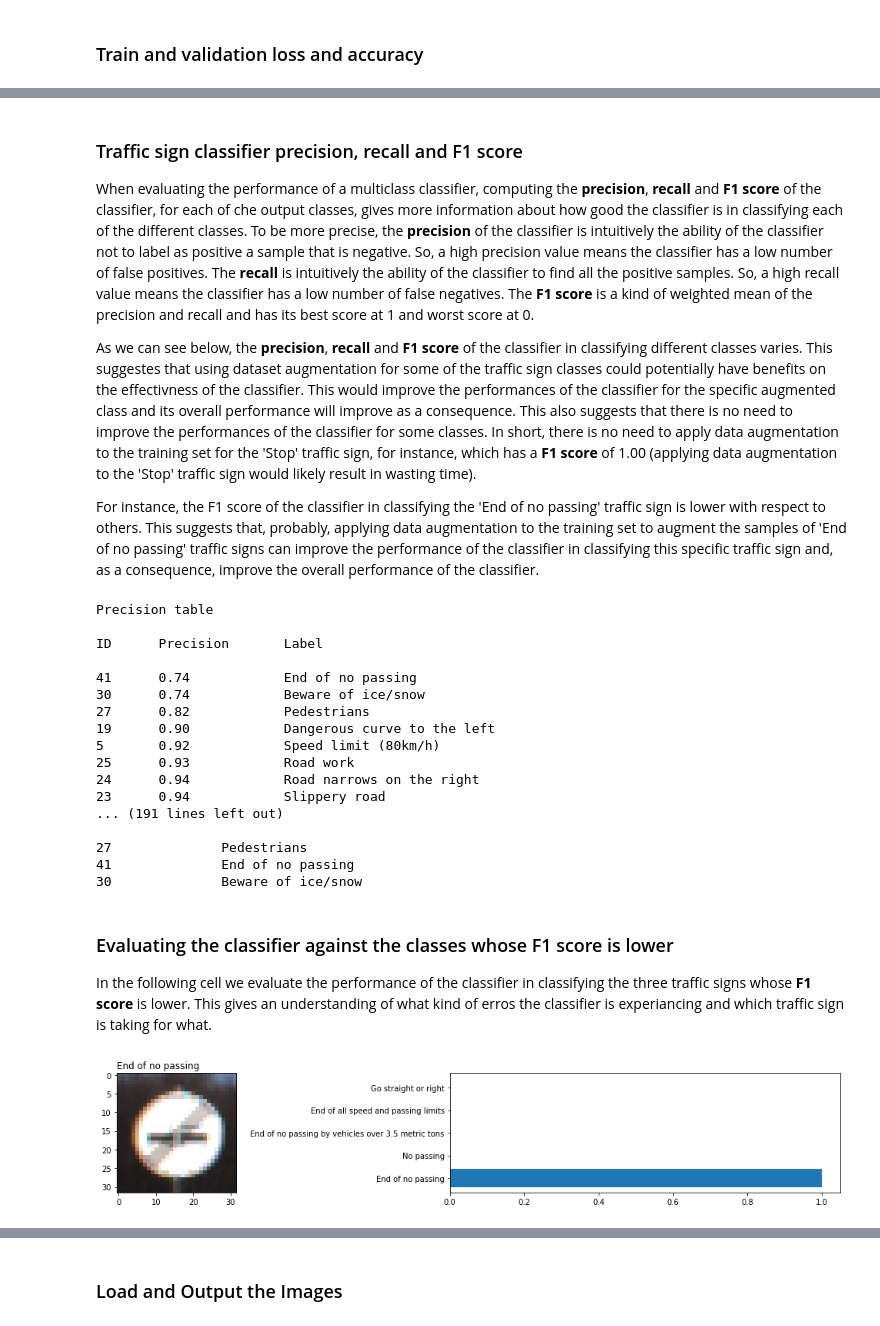
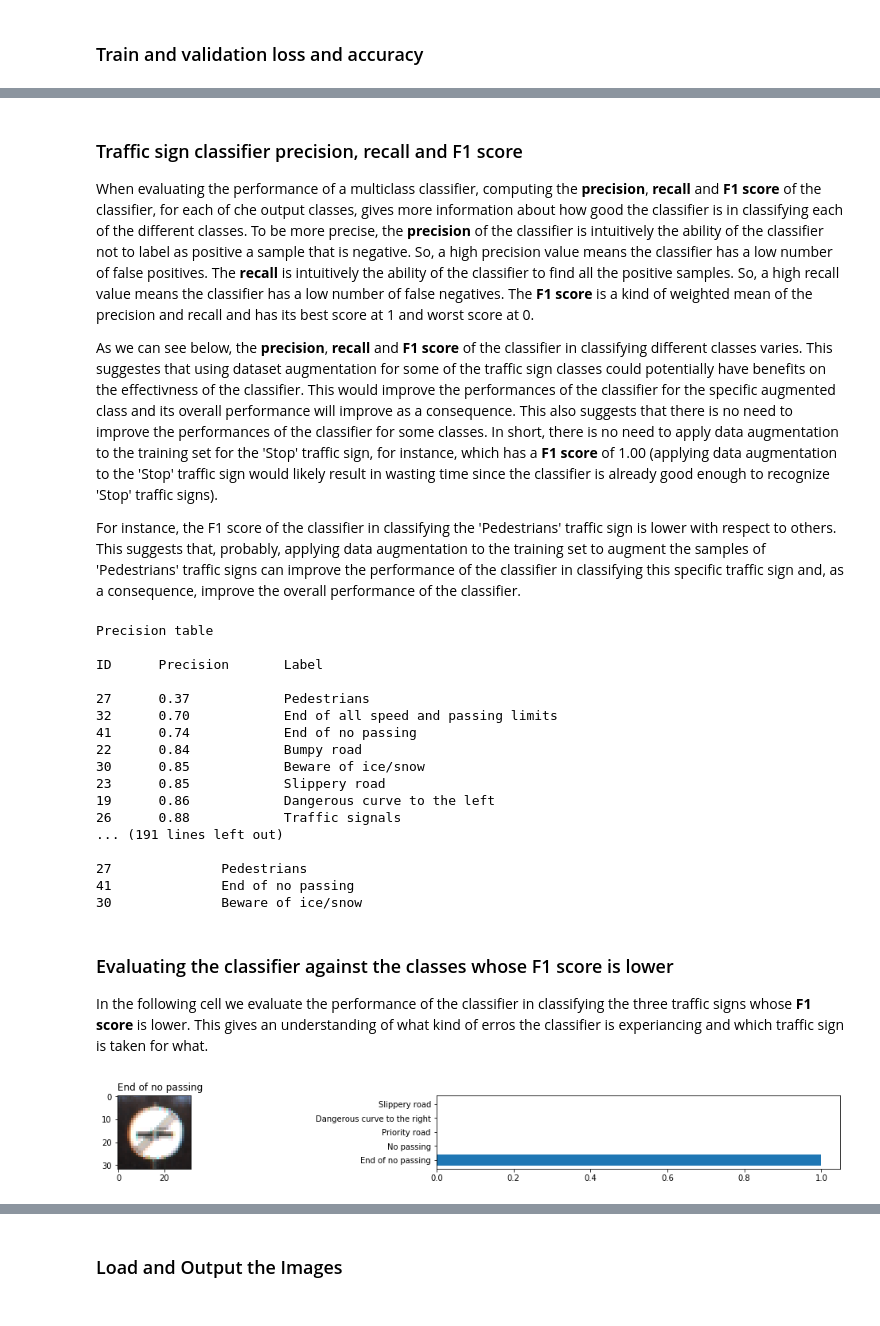
Before and after one commit to salvatorecampagna/CarND, a Jupyter notebook: term1/project2_traffic_sign_classifier/Traffic_Sign_Classifier.ipynb, the cells around one changed output, grey strips where cells are left out. Drawn from its saved outputs; the diff is of its cells as text; code cells hidden in the pictures.

```diff
--- a/term1/project2_traffic_sign_classifier/Traffic_Sign_Classifier.ipynb
+++ b/term1/project2_traffic_sign_classifier/Traffic_Sign_Classifier.ipynb
@@ -215,10 +182,7 @@ Use the code cell (or multiple code cells, if necessary) to implement the first
 # %%
-### Preprocess the data here. Preprocessing steps could include normalization, converting to grayscale, etc.
-### Feel free to use as many code cells as needed.
-
 def normalize(image_data, a=0.1, b=0.9):
     """
-    Normalize the image data with Min-Max scaling (default range [0.1, 0.9])
+    Normalize the image data with Min-Max scaling in range [a, b] (default range [0.1, 0.9])
     :param image_data: The image data to normalize
     :param: a: Normalization lower bound
     :param: b: Normalization upper bound
@@ -417,8 +381,6 @@ The model architecture is made up by the following layers:
 
 **Total paremeters**: 493887 (493586 weights and 301 biases)
 # %%
-### Define your architecture here.
-### Feel free to use as many code cells as needed.
 def weight_variable(shape, mu=0, sigma=0.1):
     """
     Return a normally distributed TensorFlow weight variable
@@ -431,7 +393,7 @@ def weight_variable(shape, mu=0, sigma=0.1):
 
 def bias_variable(shape):
     """
-    Return a TensorFlow bias variable
+    Return a constant TensorFlow bias variable
     :param: shape: Bias variable shape
     :return: Tensor bias variable
     """
@@ -479,19 +441,13 @@ sigma = 0.1
 W_conv1 = weight_variable([3, 3, 1, 6], mu, sigma)
 b_conv1 = bias_variable([6])
 h_conv1 = tf.nn.relu(conv2d(x, W_conv1, strides=[1, 1, 1, 1]) + b_conv1)
-# Remove Max Pooling
-# h_pool1 = max_pool(h_conv1, ksize=[1, 2, 2, 1], strides=[1, 2, 2, 1])
 print('h_conv1: {0}'.format(h_conv1.get_shape()))
-# print('h_pool1: {0}'.format(h_pool1.get_shape()))
 
 # Second layer: convolution (no max pooling)
 W_conv2 = weight_variable([5, 5, 6, 16], mu, sigma)
 b_conv2 = bias_variable([16])
 h_conv2 = tf.nn.relu(conv2d(h_conv1, W_conv2, strides=[1, 1, 1, 1]) + b_conv2)
-# Remove Max Pooling
-# h_pool2 = max_pool(h_conv2, ksize=[1, 2, 2, 1], strides=[1, 2, 2, 1])
 print('h_conv2: {0}'.format(h_conv2.get_shape()))
-# print('h_pool2: {0}'.format(h_pool2.get_shape()))
 
 # Third layer: convolution (no max pooling)
 W_conv3 = weight_variable([5, 5, 16, 32], mu, sigma)
@@ -583,12 +539,6 @@ Hyperparameters:
 3. **Learning rate**: 0.001
 4. **Training dropout keep probability**: 0.5
 # %%
-### Train your model here.
-### Calculate and report the accuracy on the training and validation set.
-### Once a final model architecture is selected,
-### the accuracy on the test set should be calculated and reported as well.
-### Feel free to use as many code cells as needed.
-
 print("X_train shape: {0}".format(X_train.shape))
 print("y_train shape: {0}".format(y_train.shape))
 print("X_valid shape: {0}".format(X_valid.shape))
@@ -604,7 +554,7 @@ print("Saving model to {}".format(save_path))
 saver = tf.train.Saver()
 
 # Hyperparameters
-EPOCHS = 100
+EPOCHS = 30
 BATCH_SIZE = 160
 LEARNING_RATE = 0.001
 
@@ -800,9 +750,9 @@ with tf.Session() as session:
 When evaluating the performance of a multiclass classifier, computing the **precision**, **recall** and **F1 score** of the classifier, for each of che output classes, gives more information about how good the classifier is in classifying each of the different classes.
 To be more precise, the **precision** of the classifier is intuitively the ability of the classifier not to label as positive a sample that is negative. So, a high precision value means the classifier has a low number of false positives. The **recall** is intuitively the ability of the classifier to find all the positive samples. So, a high recall value means the classifier has a low number of false negatives. The **F1 score** is a kind of weighted mean of the precision and recall and has its best score at 1 and worst score at 0.
 
-As we can see below, the **precision**, **recall** and **F1 score** of the classifier in classifying different classes varies. This suggestes that using dataset augmentation for some of the traffic sign classes could potentially have benefits on the effectivness of the classifier. This would improve the performances of the classifier for the specific augmented class and its overall performance will improve as a consequence. This also suggests that there is no need to improve the performances of the classifier for some classes. In short, there is no need to apply data augmentation to the training set for the 'Stop' traffic sign, for instance, which has a **F1 score** of 1.00 (applying data augmentation to the 'Stop' traffic sign would likely result in wasting time).
+As we can see below, the **precision**, **recall** and **F1 score** of the classifier in classifying different classes varies. This suggestes that using dataset augmentation for some of the traffic sign classes could potentially have benefits on the effectivness of the classifier. This would improve the performances of the classifier for the specific augmented class and its overall performance will improve as a consequence. This also suggests that there is no need to improve the performances of the classifier for some classes. In short, there is no need to apply data augmentation to the training set for the 'Stop' traffic sign, for instance, which has a **F1 score** of 1.00 (applying data augmentation to the 'Stop' traffic sign would likely result in wasting time since the classifier is already good enough to recognize 'Stop' traffic signs).
 
-For instance, the F1 score of the classifier in classifying the 'End of no passing' traffic sign is lower with respect to others. This suggests that, probably, applying data augmentation to the training set to augment the samples of  'End of no passing' traffic signs can improve the performance of the classifier in classifying this specific traffic sign and, as a consequence, improve the overall performance of the classifier.
+For instance, the F1 score of the classifier in classifying the 'Pedestrians' traffic sign is lower with respect to others. This suggests that, probably, applying data augmentation to the training set to augment the samples of  'Pedestrians' traffic signs can improve the performance of the classifier in classifying this specific traffic sign and, as a consequence, improve the overall performance of the classifier.
 # %%
 # Compute precision, recall, F1 score and support for each of the 43 traffic sign classes
 from sklearn.metrics import precision_recall_fscore_support
@@ -854,14 +804,14 @@ Precision table
 
 ID      Precision       Label
 
+27      0.37            Pedestrians
+32      0.70            End of all speed and passing limits
 41      0.74            End of no passing
-30      0.74            Beware of ice/snow
-27      0.82            Pedestrians
-19      0.90            Dangerous curve to the left
-5       0.92            Speed limit (80km/h)
-25      0.93            Road work
-24      0.94            Road narrows on the right
-23      0.94            Slippery road
+22      0.84            Bumpy road
+30      0.85            Beware of ice/snow
+23      0.85            Slippery road
+19      0.86            Dangerous curve to the left
+26      0.88            Traffic signals
 ... (191 lines left out)
 
 27              Pedestrians
@@ -869,7 +819,7 @@ ID      Precision       Label
 30              Beware of ice/snow
 # %% [markdown]
 ### Evaluating the classifier against the classes whose F1 score is lower
-In the following cell we evaluate the performance of the classifier in classifying the three traffic signs whose **F1 score** is lower. This gives an understanding of what kind of erros the classifier is experiancing and which traffic sign is taking for what.
+In the following cell we evaluate the performance of the classifier in classifying the three traffic signs whose **F1 score** is lower. This gives an understanding of what kind of erros the classifier is experiancing and which traffic sign is taken for what.
 # %%
 # Open the test set to extract the origina images
 with open(testing_file, mode='rb') as f:
@@ -880,37 +830,37 @@ with open(testing_file, mode='rb') as f:
 
 # Select 10 samples from the test set among the images whose classification accuracy is on average lowe
 # (see cell output above for a list of traffic signs whose classification accuracy is low)
-n_samples = 6
+n_samples = 10
 random.seed(31)
 # Extract some random samples from the set of traffic signs whose classification accuracy is low
 test_samples = random.sample(low_score_samples, n_samples)
 # Load images and labels for the random samples
 _images = [test_set_images[i] for i in test_samples]
 _labels = [test_set_labels[i] for i in test_samples]
 # Preprocess the random samples
 _gray_images = preprocess_images(_images)
 _images = np.array(_images)
 _gray_images = np.array(_gray_images).reshape(-1, 32, 32, 1)
 
 with tf.Session() as session:
     saver.restore(session, save_path)
     # Use tf.nn.softmax on network output to compute probabilities and extract 5 top probabilities for each sample
     probabilities = session.run(tf.nn.softmax(y_pred), feed_dict={x: _gray_images, keep_prob : 1.0})
     predicts = session.run(tf.nn.top_k(probabilities, k=5))
 
     # Plot the original images and, for each, the top 5 predicted softmax probabilities
     for i in range(_images.shape[0]):
         plt.figure(figsize=(20, 20))
         plt.subplot(n_samples, 2, 2*i+1)
         plt.title(signnames.loc[_labels[i]]['label'], loc='left')
         plt.imshow(_images[i])
         #plt.axis('off')
         plt.subplot(n_samples, 2, 2*i+2)
         plt.barh(np.arange(0, 5, 1), predicts[0][i])
         y_labels = [signnames.loc[i]['label'] for i in predicts[1][i]]
         plt.yticks(np.arange(0, 5, 1), y_labels)
         plt.show()
 
         f.close()
 # %% [output]
-[figure, old version]
+[figure, new version]
```
Also changed, not shown: parts of 52 cells of this notebook, 4 other files.
